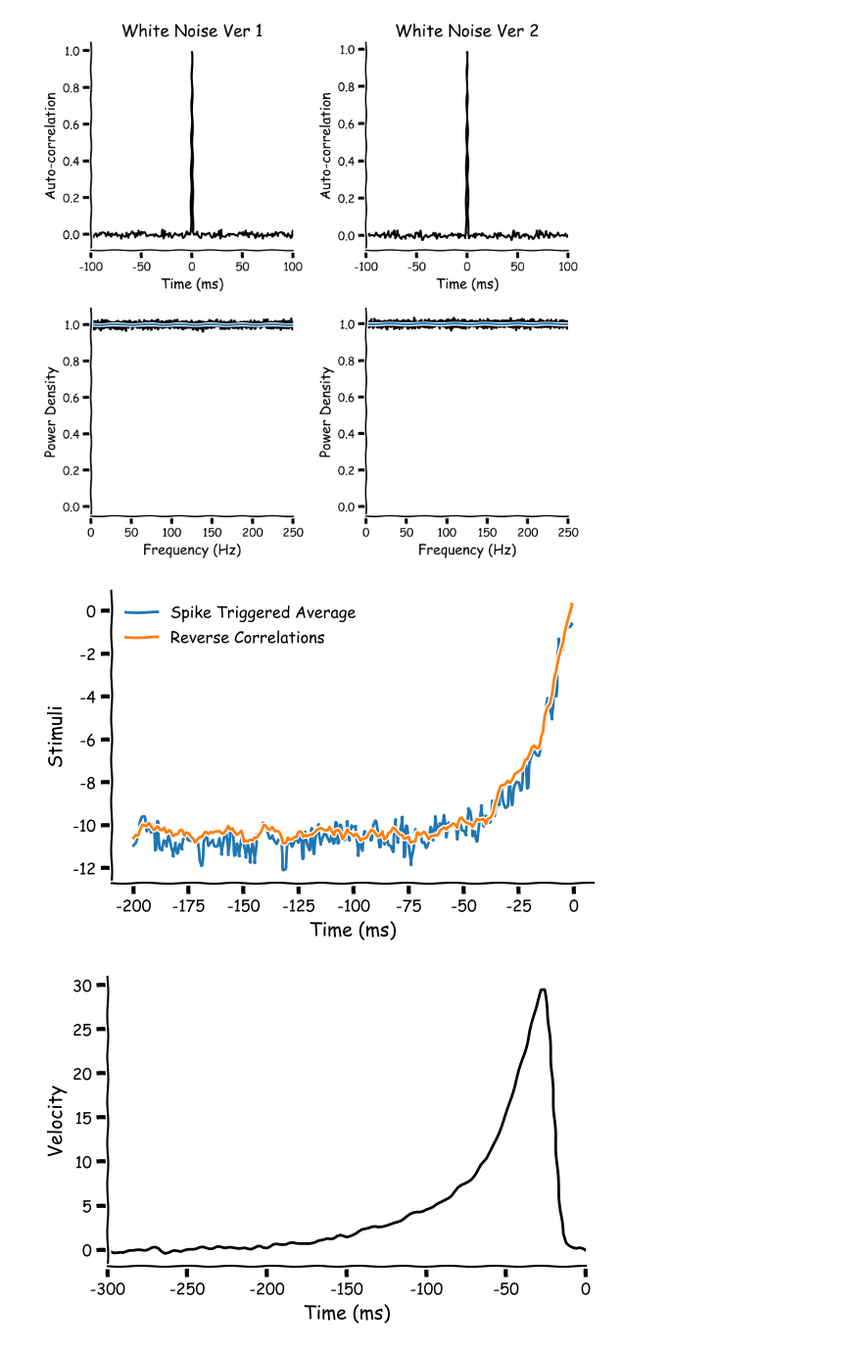
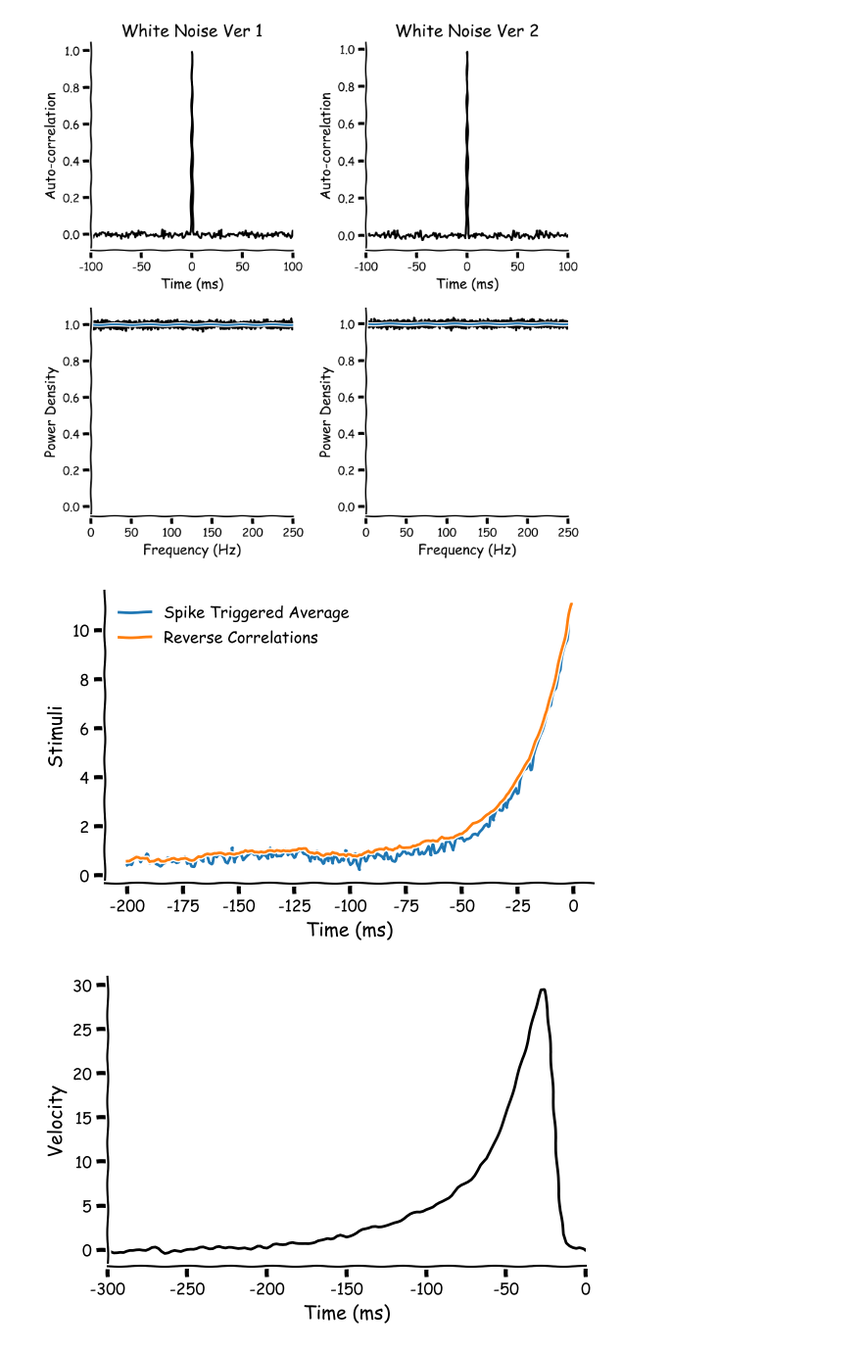
Before and after one commit to Yu-AngCheng/JC, a Jupyter notebook: Theoretical Neuroscience/Ch1.ipynb, the cells around one changed output. Shown at 98% size. Cells and saved outputs as stored; diff of their text form; code cells hidden in the pictures.

```diff
--- a/Theoretical Neuroscience/Ch1.ipynb
+++ b/Theoretical Neuroscience/Ch1.ipynb
@@ -294,36 +294,36 @@ with plt.xkcd():
 # %%
 # Relationship between Spike triggered average and Reverse correlations
 dt = 1
-T = 10000
+T = 100000
 t = np.arange(0, T, dt)
 r0 = 5
 tau = 20
 width = 200
 white_noise = rng.normal(loc=0,scale=1/np.sqrt(dt),size=len(t))
 r = np.full(t.shape, np.nan)
 r[0] = r0
 for i in range(len(t)-1):
     deltar = dt/tau*(np.max(r0+white_noise[i],0)-r[i])
     r[i+1] = r[i] + deltar
 p_spike = r*dt/1000
 n_trains = 100000
 spike_triggered_average = []
 N_count = []
 for i_train in range(n_trains):
     spike_train = (rng.random(size=(len(t))) < p_spike).astype(np.uint8)
     spike_event = np.argwhere(spike_train).squeeze()
     spike_event = spike_event[spike_event>width]
     N_count.append(np.size(spike_event))
     temp = []
     for i in spike_event:
         temp.append(white_noise[i-width:i])
     spike_triggered_average.append(np.nanmean(np.array(temp),axis=0))
 spike_triggered_average = np.nanmean(np.array(spike_triggered_average),axis=0)*1000/dt
 Qrs = np.correlate(r, white_noise, mode='full')[T:T+width]/np.nanmean(np.array(N_count))
 with plt.xkcd():
     plot_reverse_correlations(np.linspace(-dt*width, -dt, width), spike_triggered_average, np.flipud(Qrs))
 # %% [output]
-[figure, old version]
+[figure, new version]
 # %%
 c1p8 = loadmat("c1p8.mat")
 rho = c1p8['rho']
```
